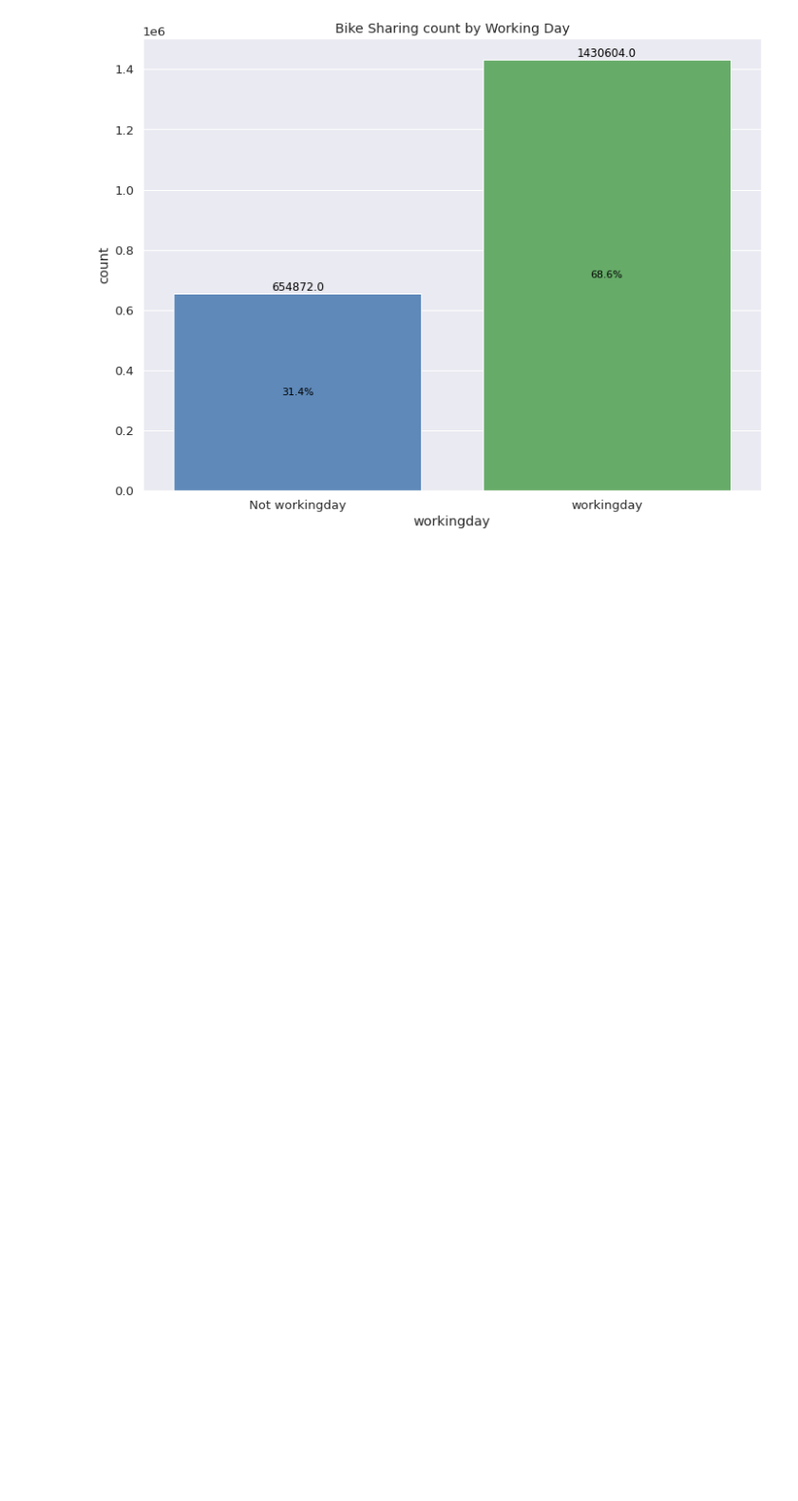
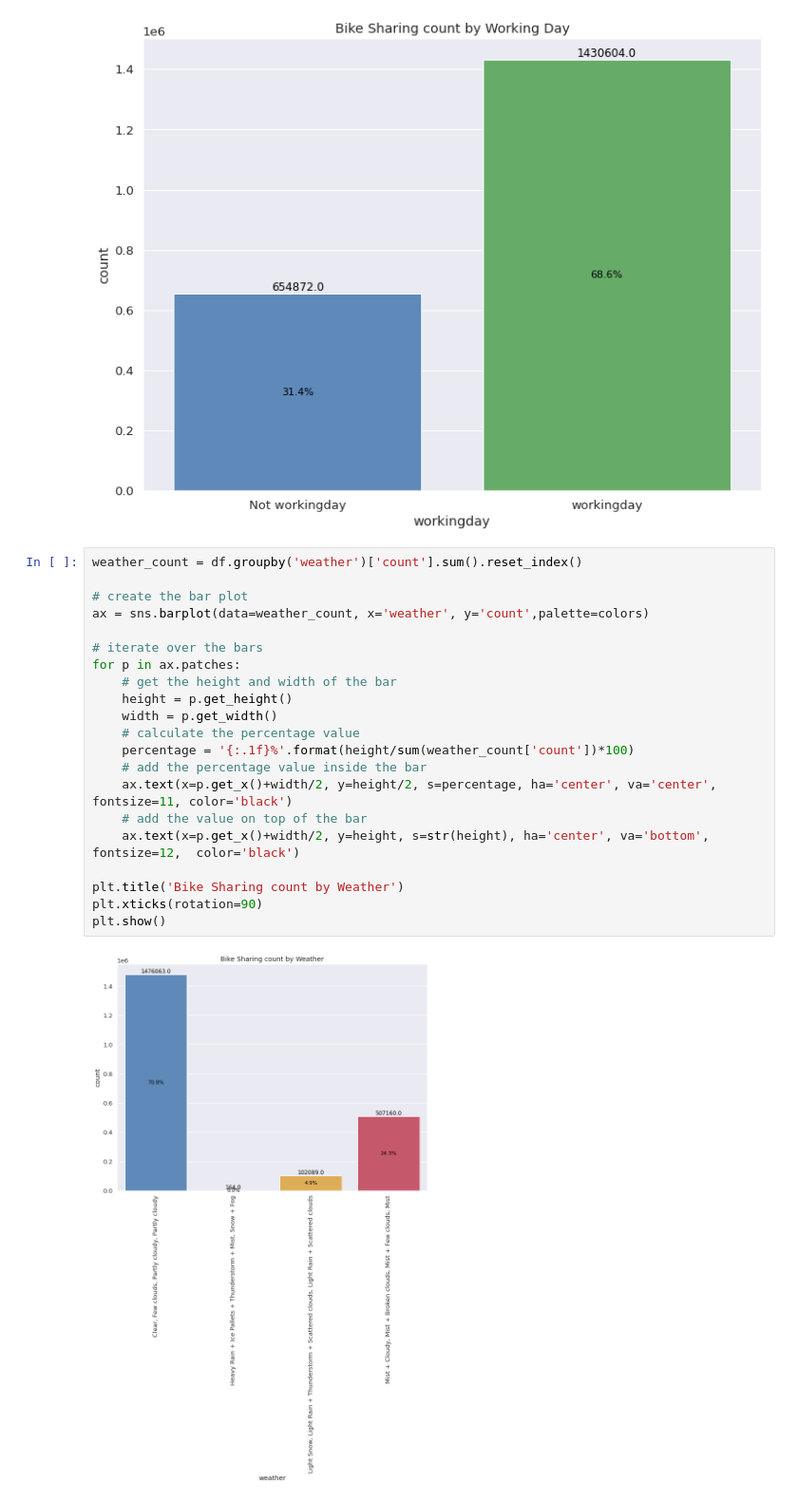
Before and after one commit to nguneonard/nguneonard, a Jupyter notebook: bike-sharing-demand.ipynb, the cells around one changed output. Shown: that part at 95% size. Drawn from its saved outputs; the diff is of its cells as text; blank space fills up the shorter version.

Commit message:
Kaggle Notebook | bike-sharing-demand | Version 20

```diff
--- a/bike-sharing-demand.ipynb
+++ b/bike-sharing-demand.ipynb
@@ -435,3 +431,26 @@ plt.title('Bike Sharing count by Working Day')
 plt.show()
 # %% [output]
 [figure]
+# %%
+weather_count = df.groupby('weather')['count'].sum().reset_index()
+
+# create the bar plot
+ax = sns.barplot(data=weather_count, x='weather', y='count',palette=colors)
+
+# iterate over the bars
+for p in ax.patches:
+    # get the height and width of the bar
+    height = p.get_height()
+    width = p.get_width()
+    # calculate the percentage value
+    percentage = '{:.1f}%'.format(height/sum(weather_count['count'])*100)
+    # add the percentage value inside the bar
+    ax.text(x=p.get_x()+width/2, y=height/2, s=percentage, ha='center', va='center', fontsize=11, color='black')
+    # add the value on top of the bar
+    ax.text(x=p.get_x()+width/2, y=height, s=str(height), ha='center', va='bottom', fontsize=12,  color='black')
+
+plt.title('Bike Sharing count by Weather')
+plt.xticks(rotation=90)
+plt.show()
+# %% [output]
+[figure, added]
```
Also changed, not shown: parts of 3 cells of this notebook.
